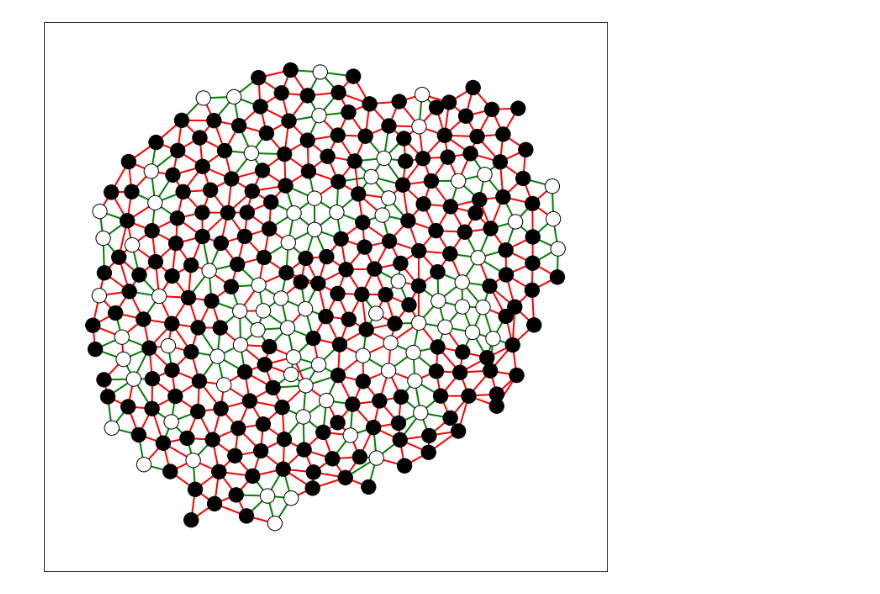
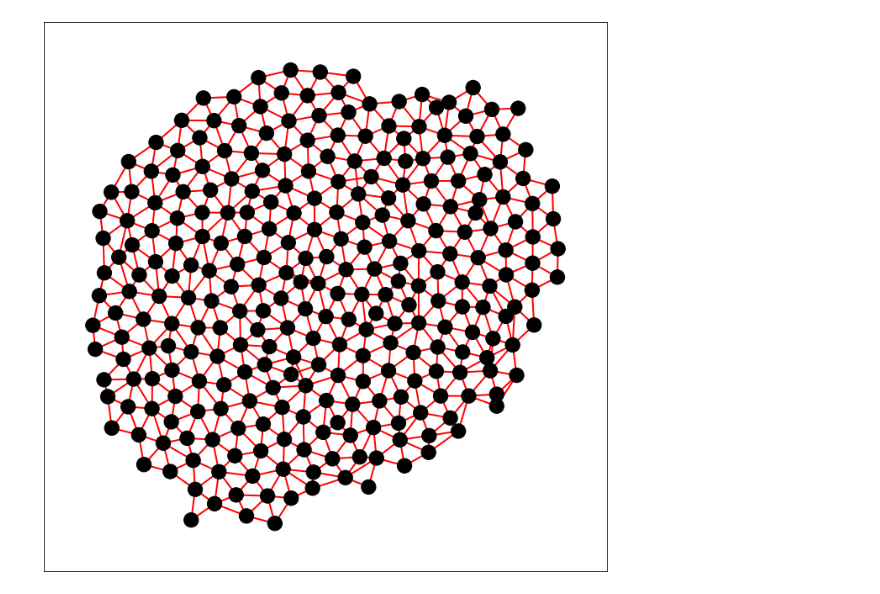
Before and after one commit to ELIFE-ASU/HFSP, a Jupyter notebook: hfsp_notebooks/hfsp_nb_netdyn.ipynb, the cells around one changed output. Saved outputs shown, nothing was run; the diff lists cells and outputs as text; code cells hidden in the pictures.

```diff
--- a/hfsp_notebooks/hfsp_nb_netdyn.ipynb
+++ b/hfsp_notebooks/hfsp_nb_netdyn.ipynb
@@ -8,23 +9,6 @@ from scipy import stats
 import networkx as nx
 import pandas as pd
 # %%
-T1 = hfsp.create_tissue("../inputs/sam.csv", True) # Get your CSV's with correct path here.
-hfsp.update_rule_nodes(T1, 0, 0, 0.03 , 0 ,[3,3])
-hfsp.update_rule_edges(T1, 0.3,1)
-hfsp.update_rule_nodes(T1, 0, 0, 0.03 , 0 , [3,3])
-hfsp.update_rule_edges(T1, 0.3, 1)
-hfsp.update_rule_nodes(T1, 0, 0, 0.03 , 0 ,[3,3])
-hfsp.update_rule_edges(T1, 0.3,1)
-hfsp.update_rule_nodes(T1, 0, 0, 0.03 , 0 ,[3,3])
-hfsp.update_rule_edges(T1, 0.3,1)
-hfsp.update_rule_nodes(T1, 0, 0, 0.03 , 0 ,[3,3])
-hfsp.update_rule_edges(T1, 0.3,1)
-hfsp.update_rule_nodes(T1, 0, 0, 0.03 , 0 ,[3,3])
-hfsp.update_rule_edges(T1, 0.3,1)
-hfsp.update_rule_nodes(T1, 0, 0, 0.03 , 0 ,[3,3])
-hfsp.update_rule_edges(T1, 0.3,1)
-hfsp.update_rule_nodes(T1, 0, 0, 0.03 , 0 ,[3,3])
-hfsp.update_rule_edges(T1, 0.3,1)
-hfsp.plt_tissue(T1, edge_state = True, save_with_name = "hfsp_network_typical_state_2D.png")
+T1 = hfsp.create_tissue("../inputs/2d_sam.csv", True) # Get your CSV's with correct path here.
 # %% [output]
-[figure, old version]
+[figure, new version]
```
Also changed, not shown: parts of 5 cells of this notebook, 13 other files.
